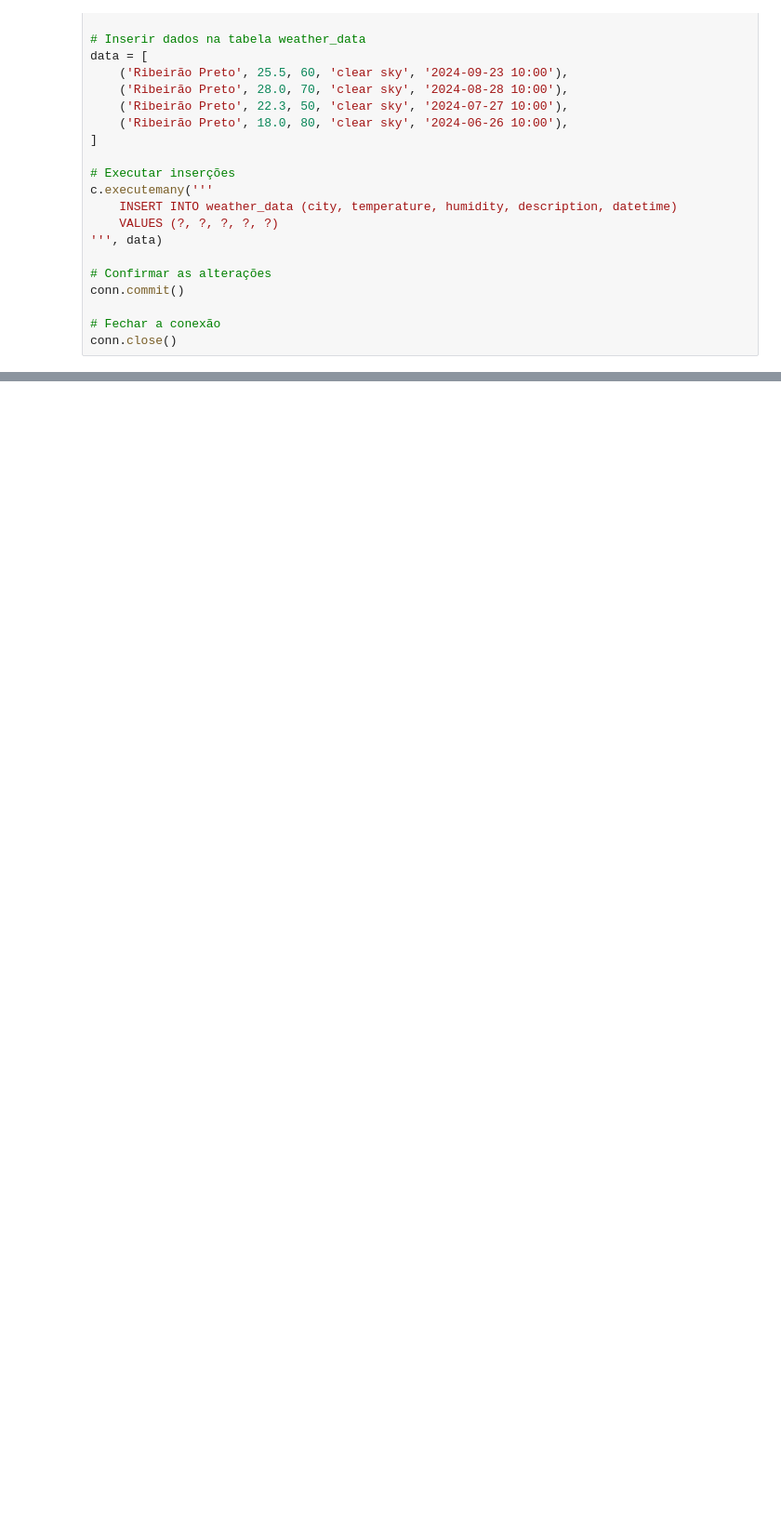
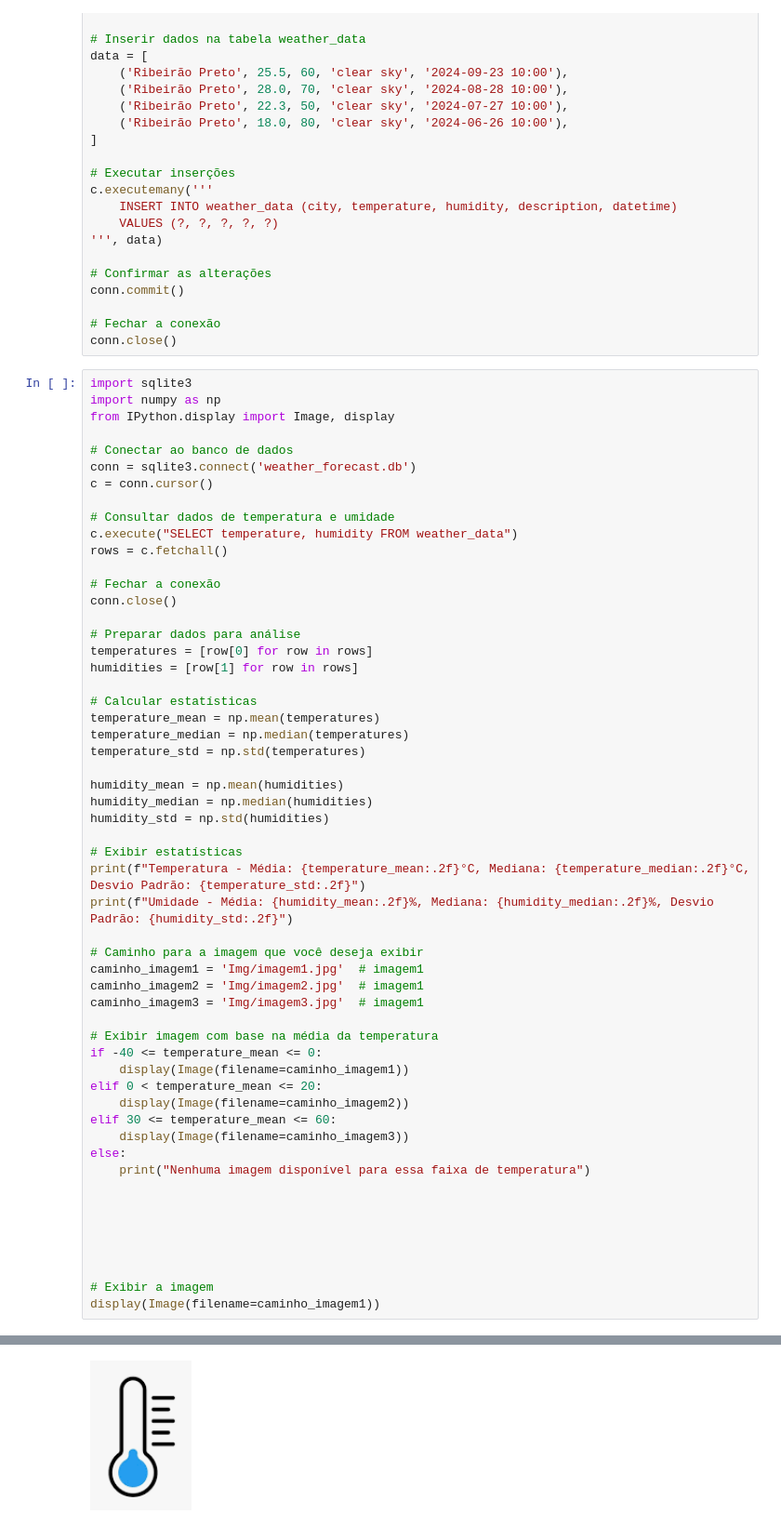
Before and after one commit to kono100/Clima-Tempo, a Jupyter notebook: Analise.ipynb, the cells around one changed output, grey strips where cells are left out. Shown at 93% size. Saved outputs shown, nothing was run; the diff lists cells and outputs as text; blank space fills up the shorter version.

```diff
--- a/Analise.ipynb
+++ b/Analise.ipynb
@@ -160,3 +160,59 @@ conn.commit()
 
 # Fechar a conexão
 conn.close()
+# %%
+import sqlite3
+import numpy as np
+from IPython.display import Image, display
+
+# Conectar ao banco de dados
+conn = sqlite3.connect('weather_forecast.db')
+c = conn.cursor()
+
+# Consultar dados de temperatura e umidade
+c.execute("SELECT temperature, humidity FROM weather_data")
+rows = c.fetchall()
+
+# Fechar a conexão
+conn.close()
+
+# Preparar dados para análise
+temperatures = [row[0] for row in rows]
+humidities = [row[1] for row in rows]
+
+# Calcular estatísticas
+temperature_mean = np.mean(temperatures)
+temperature_median = np.median(temperatures)
+temperature_std = np.std(temperatures)
+
+humidity_mean = np.mean(humidities)
+humidity_median = np.median(humidities)
+humidity_std = np.std(humidities)
+
+# Exibir estatísticas
+print(f"Temperatura - Média: {temperature_mean:.2f}°C, Mediana: {temperature_median:.2f}°C, Desvio Padrão: {temperature_std:.2f}")
+print(f"Umidade - Média: {humidity_mean:.2f}%, Mediana: {humidity_median:.2f}%, Desvio Padrão: {humidity_std:.2f}")
+
+# Caminho para a imagem que você deseja exibir
+caminho_imagem1 = 'Img/imagem1.jpg'  # imagem1
+caminho_imagem2 = 'Img/imagem2.jpg'  # imagem1
+caminho_imagem3 = 'Img/imagem3.jpg'  # imagem1
+
+# Exibir imagem com base na média da temperatura
+if -40 <= temperature_mean <= 0:
+    display(Image(filename=caminho_imagem1))
+elif 0 < temperature_mean <= 20:
+    display(Image(filename=caminho_imagem2))
+elif 30 <= temperature_mean <= 60:
+    display(Image(filename=caminho_imagem3))
+else:
+    print("Nenhuma imagem disponível para essa faixa de temperatura")
+
+
+
+
+
+
+# Exibir a imagem
+display(Image(filename=caminho_imagem1))
+# %% [output]
@@ -162,0 +222 @@ conn.close()
+[figure, added]
```
Also changed, not shown: parts of 1 cell of this notebook.
